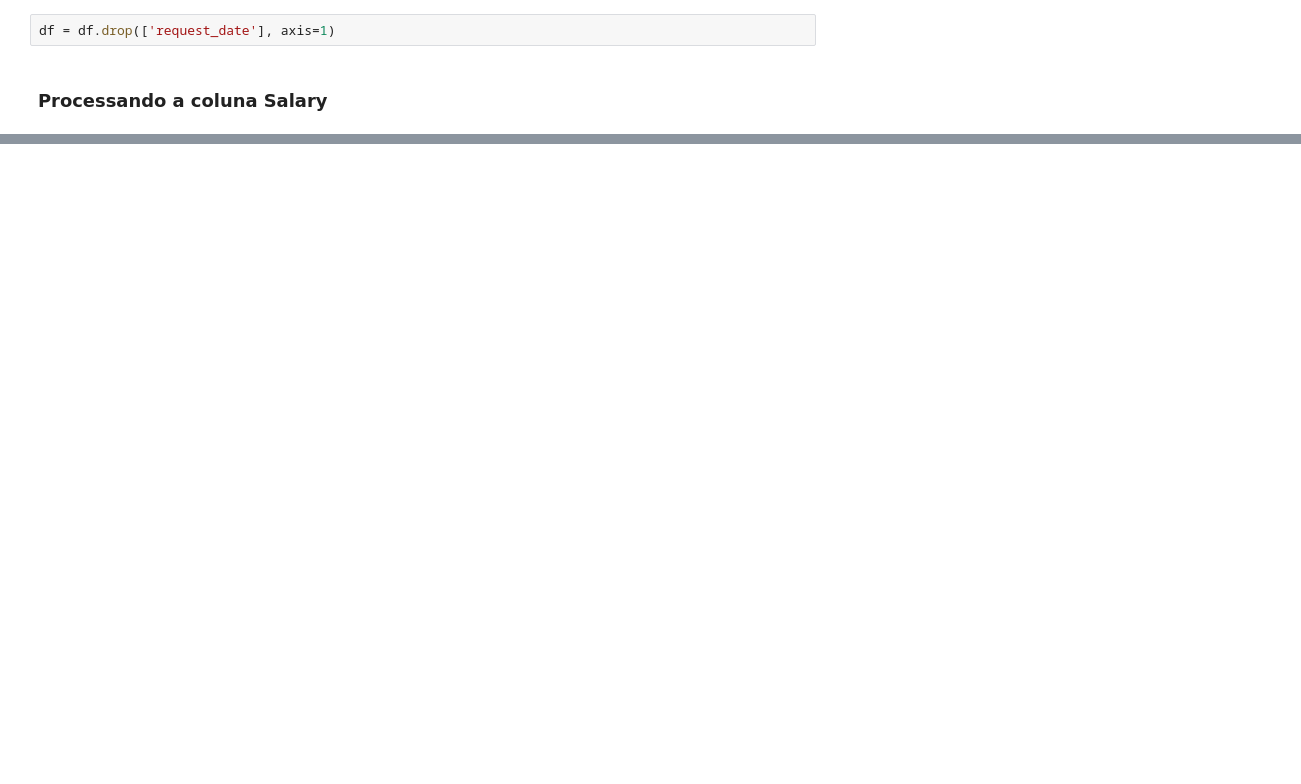
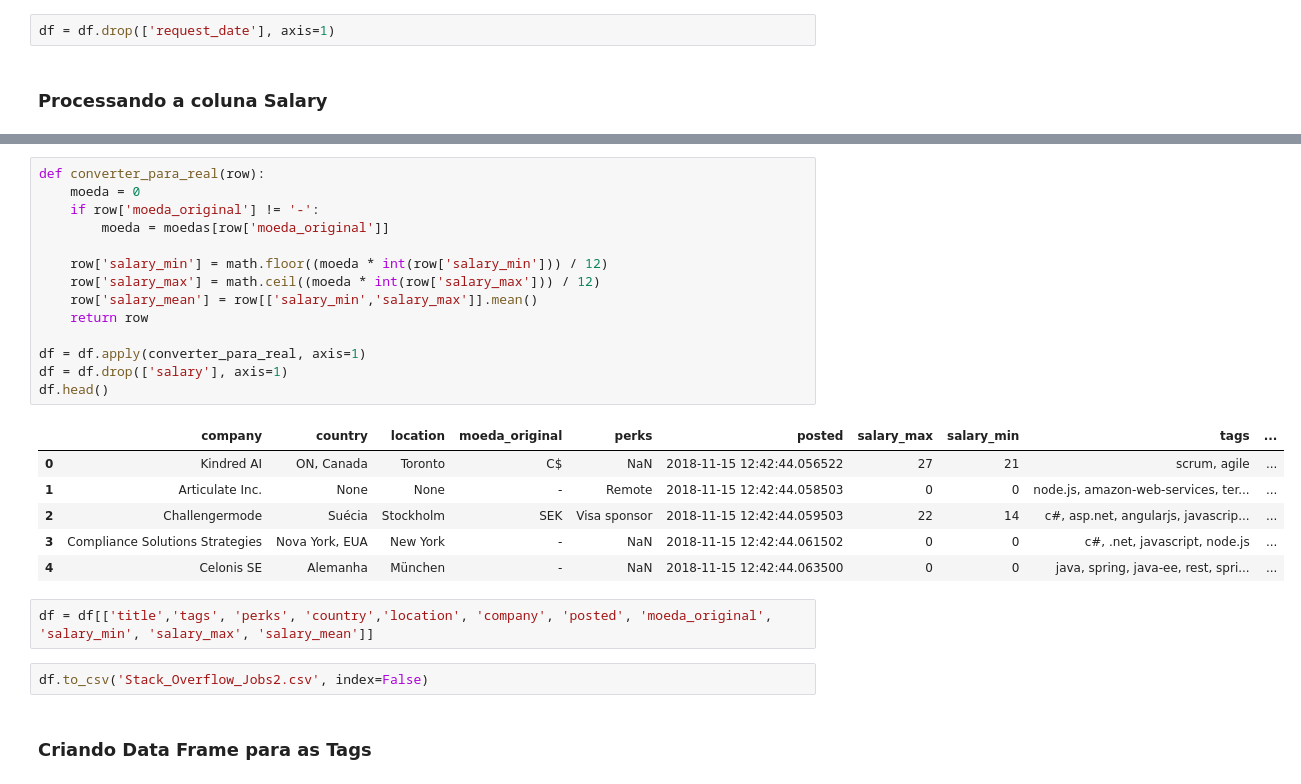
Before and after one commit to GuilhermeDomith/mineracao_de_dados, a Jupyter notebook: 03_coleta_de_dados/cleaning_data_stack_overflow.ipynb, the cells around one changed output, grey strips where cells are left out. Cells and saved outputs as stored; diff of their text form; blank space fills up the shorter version.

```diff
--- a/03_coleta_de_dados/cleaning_data_stack_overflow.ipynb
+++ b/03_coleta_de_dados/cleaning_data_stack_overflow.ipynb
@@ -158,0 +206,27 @@ moedas = {
+# %%
+def converter_para_real(row):
+    moeda = 0
+    if row['moeda_original'] != '-':
+        moeda = moedas[row['moeda_original']]
+
+    row['salary_min'] = math.floor((moeda * int(row['salary_min'])) / 12)
+    row['salary_max'] = math.ceil((moeda * int(row['salary_max'])) / 12)
+    row['salary_mean'] = row[['salary_min','salary_max']].mean()
+    return row
+
+df = df.apply(converter_para_real, axis=1)
+df = df.drop(['salary'], axis=1)
+df.head()
+# %% [output]
+|  | company | country | location | moeda_original | perks | posted | salary_max | salary_min | tags | ... |
+| 0 | Kindred AI | ON, Canada | Toronto | C$ | NaN | 2018-11-15 12:42:44.056522 | 27 | 21 | scrum, agile | ... |
+| 1 | Articulate Inc. | None | None | - | Remote | 2018-11-15 12:42:44.058503 | 0 | 0 | node.js, amazon-web-services, ter... | ... |
+| 2 | Challengermode | Suécia | Stockholm | SEK | Visa sponsor | 2018-11-15 12:42:44.059503 | 22 | 14 | c#, asp.net, angularjs, javascrip... | ... |
+| 3 | Compliance Solutions Strategies | Nova York, EUA | New York | - | NaN | 2018-11-15 12:42:44.061502 | 0 | 0 | c#, .net, javascript, node.js | ... |
+| 4 | Celonis SE | Alemanha | München | - | NaN | 2018-11-15 12:42:44.063500 | 0 | 0 | java, spring, java-ee, rest, spri... | ... |
+# %%
+df = df[['title','tags', 'perks', 'country','location', 'company', 'posted', 'moeda_original', 'salary_min', 'salary_max', 'salary_mean']]
+# %%
+df.to_csv('Stack_Overflow_Jobs2.csv', index=False)
+# %% [markdown]
+### Criando Data Frame para as Tags
```
Also changed, not shown: parts of 24 cells of this notebook, 9 other files.
